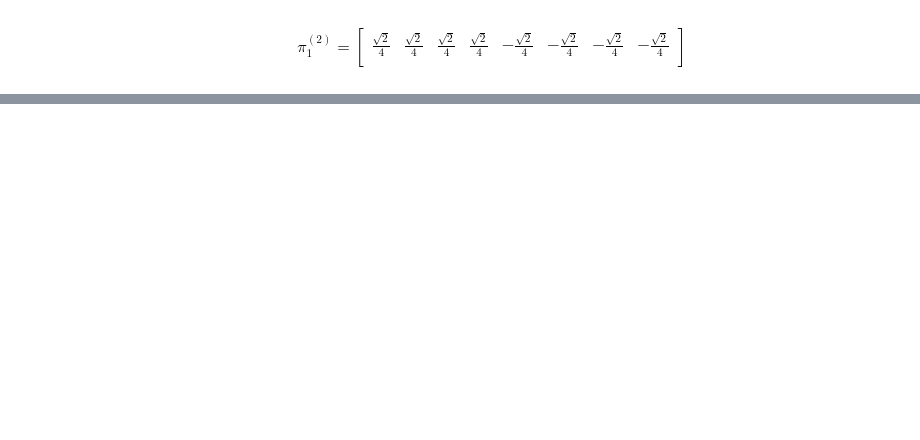
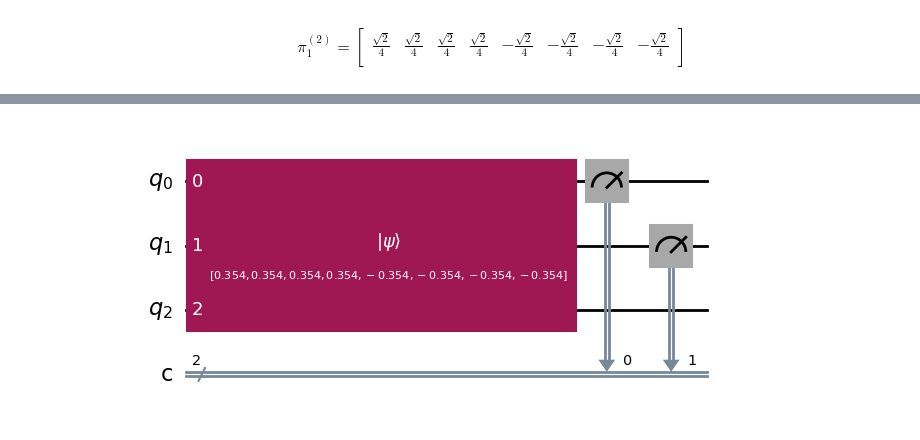
Before and after one commit to omardtl24/QCP2025-2, a Jupyter notebook: Exercises/Exercises_set_7.ipynb, the cells around one changed output, grey strips where cells are left out. Cells and saved outputs as stored; diff of their text form; code cells hidden in the pictures; blank space fills up the shorter version.

```diff
--- a/Exercises/Exercises_set_7.ipynb
+++ b/Exercises/Exercises_set_7.ipynb
@@ -348,0 +592,25 @@ $$
+# %%
+def get_wrong_pi3(f):
+    num_qubits = 2
+    pi_3_wrong = np.zeros(2**(num_qubits + 1), dtype=complex)
+
+    for bits in product([0, 1], repeat=num_qubits):
+        fx = f(*reversed(bits))
+        ket_x = kets[bits[0]]
+        for b in bits[1:]:
+            ket_x = np.kron(ket_x, kets[b])
+        pi_3_wrong += (-1)**fx * np.kron(ket_minus, ket_x)
+    # Attention! It was needed to normalize the state as it did not meet
+    # the minimum requirement of a quantum state
+    pi_3_wrong /= np.sqrt(2**num_qubits)
+    return pi_3_wrong
+# %%
+f = lambda x0, x1: 0
+pi3_vec = get_wrong_pi3(f)
+
+qc = QuantumCircuit(3, 2)
+qc.initialize(pi3_vec, range(3))
+qc.measure(range(2), range(2))
+qc.draw('mpl')
+# %% [output]
+[figure, added]
```
Also changed, not shown: parts of 18 cells of this notebook.
